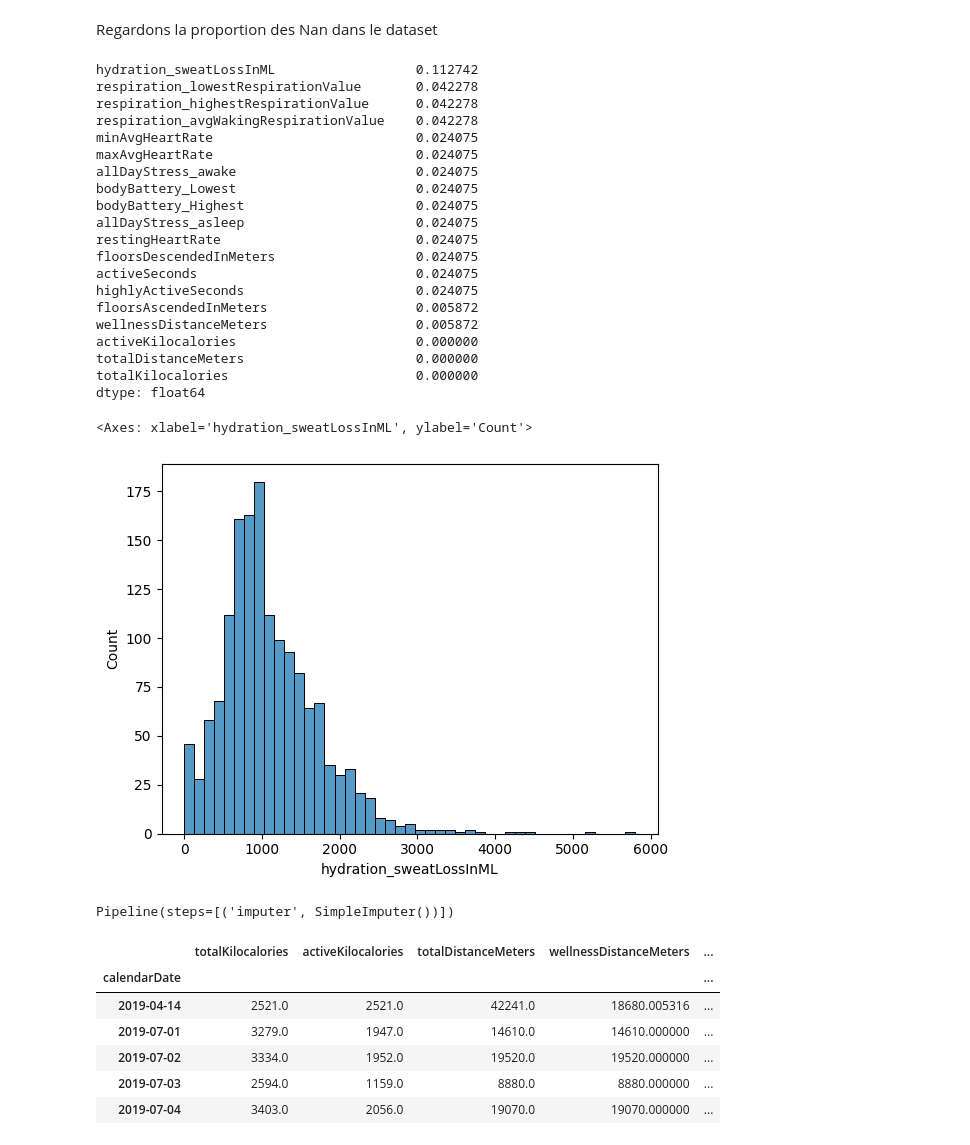
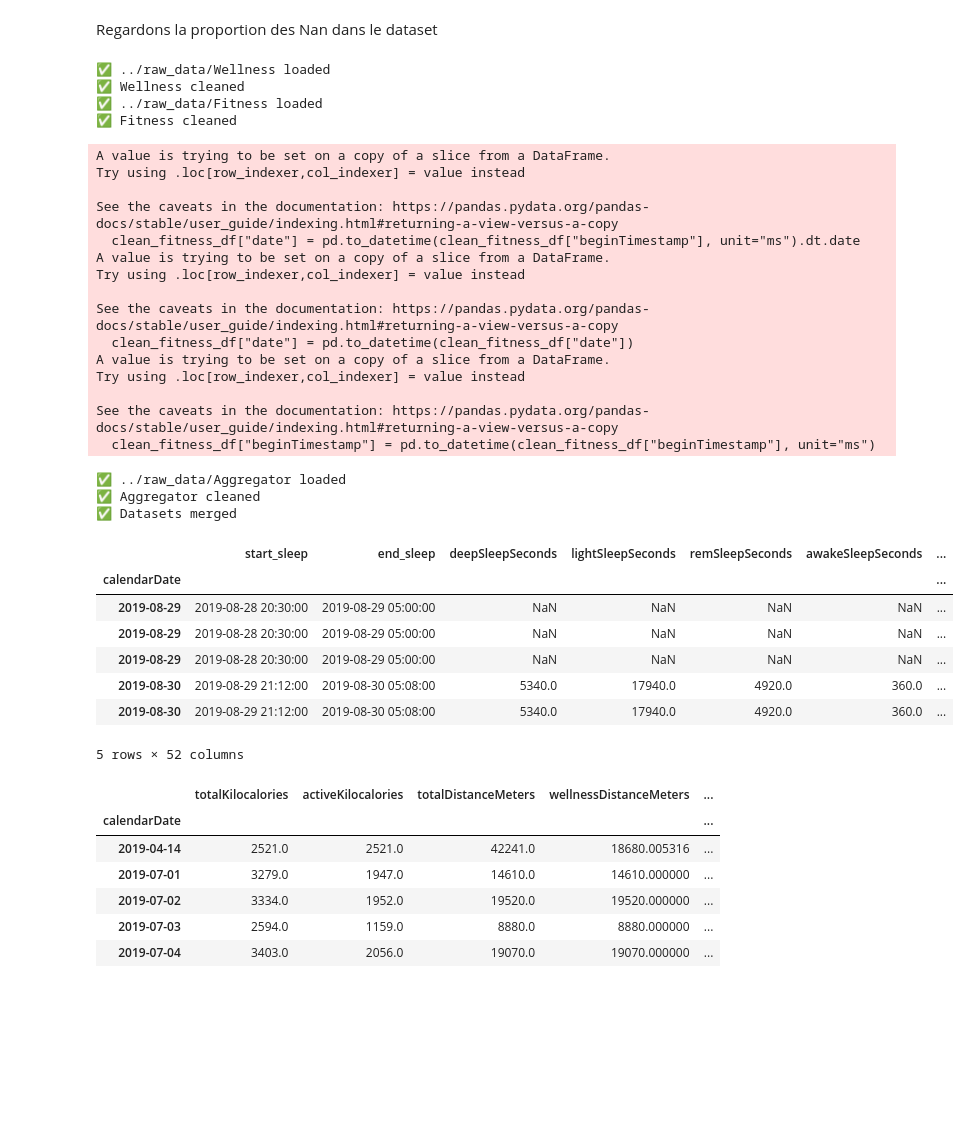
Before and after one commit to nicblanc/overcome-tomorrow, a Jupyter notebook: notebooks/julien_notebook.ipynb, the cells around one changed output. Cells and saved outputs as stored; diff of their text form; code cells hidden in the pictures; blank space fills up the shorter version.

```diff
--- a/notebooks/julien_notebook.ipynb
+++ b/notebooks/julien_notebook.ipynb
@@ -141,42 +141,45 @@ sns.scatterplot(x='bodyBattery_Lowest',y='allDayStress_asleep',data=wellness)
 # %% [markdown]
 Regardons la proportion des Nan dans le dataset
 # %%
-wellness.isna().sum().sort_values(ascending=False)/len(wellness)
+from overcome_tomorrow.utils import *
-# %% [output]
-hydration_sweatLossInML                  0.112742
-respiration_lowestRespirationValue       0.042278
-respiration_highestRespirationValue      0.042278
-respiration_avgWakingRespirationValue    0.042278
-minAvgHeartRate                          0.024075
-maxAvgHeartRate                          0.024075
-allDayStress_awake                       0.024075
-bodyBattery_Lowest                       0.024075
-bodyBattery_Highest                      0.024075
-allDayStress_asleep                      0.024075
-restingHeartRate                         0.024075
-floorsDescendedInMeters                  0.024075
-activeSeconds                            0.024075
-highlyActiveSeconds                      0.024075
-floorsAscendedInMeters                   0.005872
-wellnessDistanceMeters                   0.005872
-activeKilocalories                       0.000000
-totalDistanceMeters                      0.000000
-totalKilocalories                        0.000000
-dtype: float64
 # %%
-# About hydratation sweatLoss
-sns.histplot(wellness['hydration_sweatLossInML'])
+all_df = data.merge_all_data(sleep_path="../raw_data/Wellness",
+                   fitness_path="../raw_data/Fitness",
+                   aggregator_path="../raw_data/Aggregator")
 # %% [output]
-<Axes: xlabel='hydration_sweatLossInML', ylabel='Count'>
+✅ ../raw_data/Wellness loaded
+✅ Wellness cleaned
+✅ ../raw_data/Fitness loaded
+✅ Fitness cleaned
-[figure, removed]
+A value is trying to be set on a copy of a slice from a DataFrame.
+Try using .loc[row_indexer,col_indexer] = value instead
+
+See the caveats in the documentation: https://pandas.pydata.org/pandas-docs/stable/user_guide/indexing.html#returning-a-view-versus-a-copy
+  clean_fitness_df["date"] = pd.to_datetime(clean_fitness_df["beginTimestamp"], unit="ms").dt.date
+A value is trying to be set on a copy of a slice from a DataFrame.
+Try using .loc[row_indexer,col_indexer] = value instead
+
+See the caveats in the documentation: https://pandas.pydata.org/pandas-docs/stable/user_guide/indexing.html#returning-a-view-versus-a-copy
+  clean_fitness_df["date"] = pd.to_datetime(clean_fitness_df["date"])
+A value is trying to be set on a copy of a slice from a DataFrame.
+Try using .loc[row_indexer,col_indexer] = value instead
+
+See the caveats in the documentation: https://pandas.pydata.org/pandas-docs/stable/user_guide/indexing.html#returning-a-view-versus-a-copy
+  clean_fitness_df["beginTimestamp"] = pd.to_datetime(clean_fitness_df["beginTimestamp"], unit="ms")
+✅ ../raw_data/Aggregator loaded
+✅ Aggregator cleaned
+✅ Datasets merged
 # %%
-preprocessor = Pipeline([
-    ('imputer',SimpleImputer(strategy='mean'))
-]).set_output(transform='pandas')
-
-preprocessor
+all_df.head(5)
 # %% [output]
+|  | start_sleep | end_sleep | deepSleepSeconds | lightSleepSeconds | remSleepSeconds | awakeSleepSeconds | ... |
+| calendarDate |  |  |  |  |  |  | ... |
+| 2019-08-29 | 2019-08-28 20:30:00 | 2019-08-29 05:00:00 | NaN | NaN | NaN | NaN | ... |
+| 2019-08-29 | 2019-08-28 20:30:00 | 2019-08-29 05:00:00 | NaN | NaN | NaN | NaN | ... |
+| 2019-08-29 | 2019-08-28 20:30:00 | 2019-08-29 05:00:00 | NaN | NaN | NaN | NaN | ... |
+| 2019-08-30 | 2019-08-29 21:12:00 | 2019-08-30 05:08:00 | 5340.0 | 17940.0 | 4920.0 | 360.0 | ... |
+| 2019-08-30 | 2019-08-29 21:12:00 | 2019-08-30 05:08:00 | 5340.0 | 17940.0 | 4920.0 | 360.0 | ... |
-Pipeline(steps=[('imputer', SimpleImputer())])
+5 rows × 52 columns
 # %%
 wellness_preprocessed = preprocessor.fit_transform(wellness)
 wellness_preprocessed.head(5)
```
Also changed, not shown: 1 other file.
